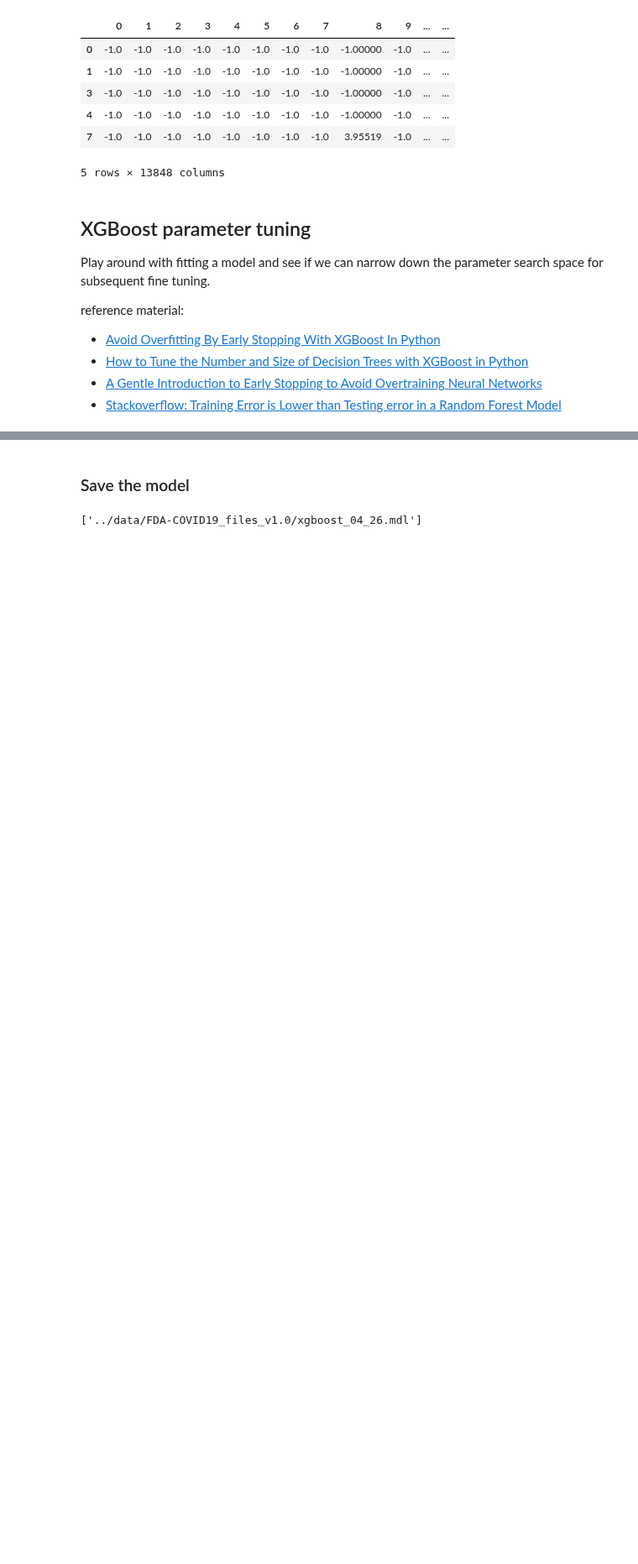
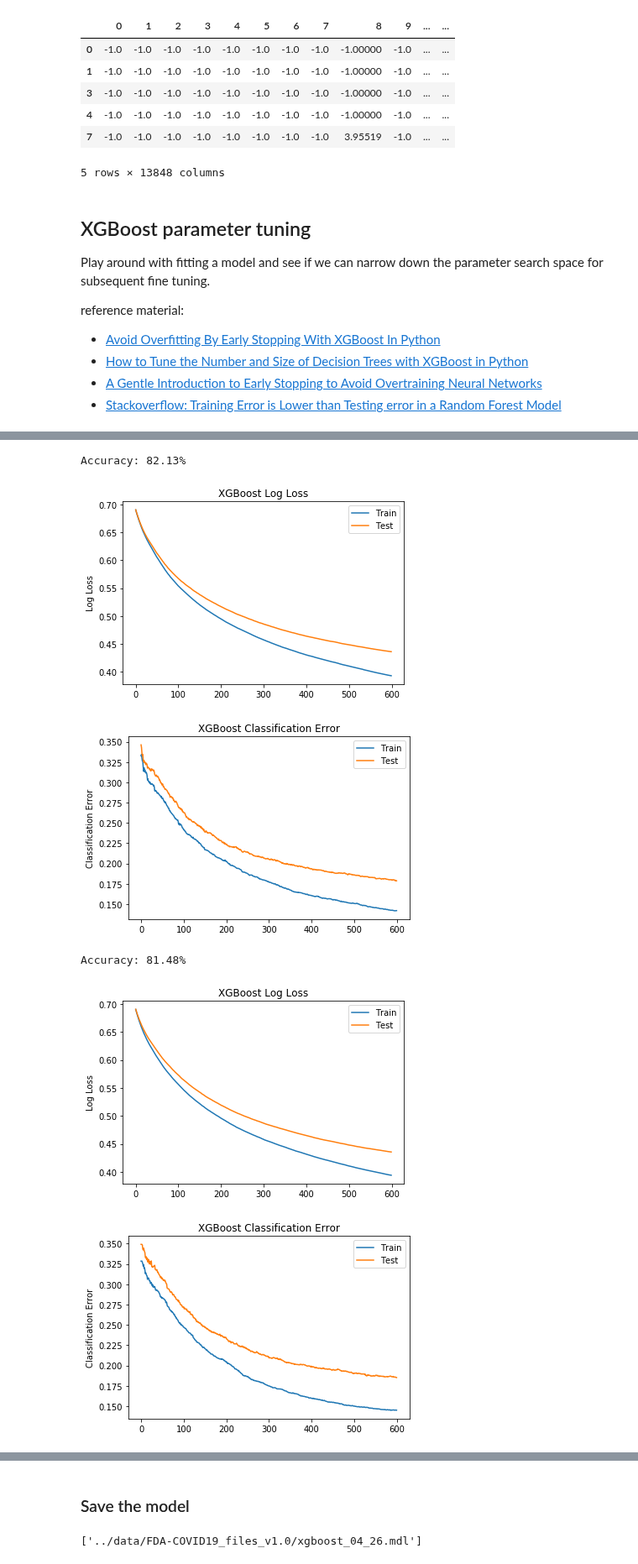
Before and after one commit to BrianDavisMath/FDA-COVID19, a Jupyter notebook: notebooks/greg-dimension-reduction-xgboost.ipynb, the cells around one changed output, grey strips where cells are left out. Shown at 84% size. Drawn from its saved outputs; the diff is of its cells as text; code cells hidden in the pictures; blank space fills up the shorter version.

```diff
--- a/notebooks/greg-dimension-reduction-xgboost.ipynb
+++ b/notebooks/greg-dimension-reduction-xgboost.ipynb
@@ -156,0 +159,10 @@ Accuracy: 81.48%
+# %%
+xgb = train()
+xgb2 = train(random_state=7)
+# %% [output]
+Accuracy: 82.13%
+[figure, added]
+[figure, added]
+Accuracy: 81.48%
+[figure, added]
+[figure, added]
```
Also changed, not shown: parts of 51 cells of this notebook, 1 other file.
